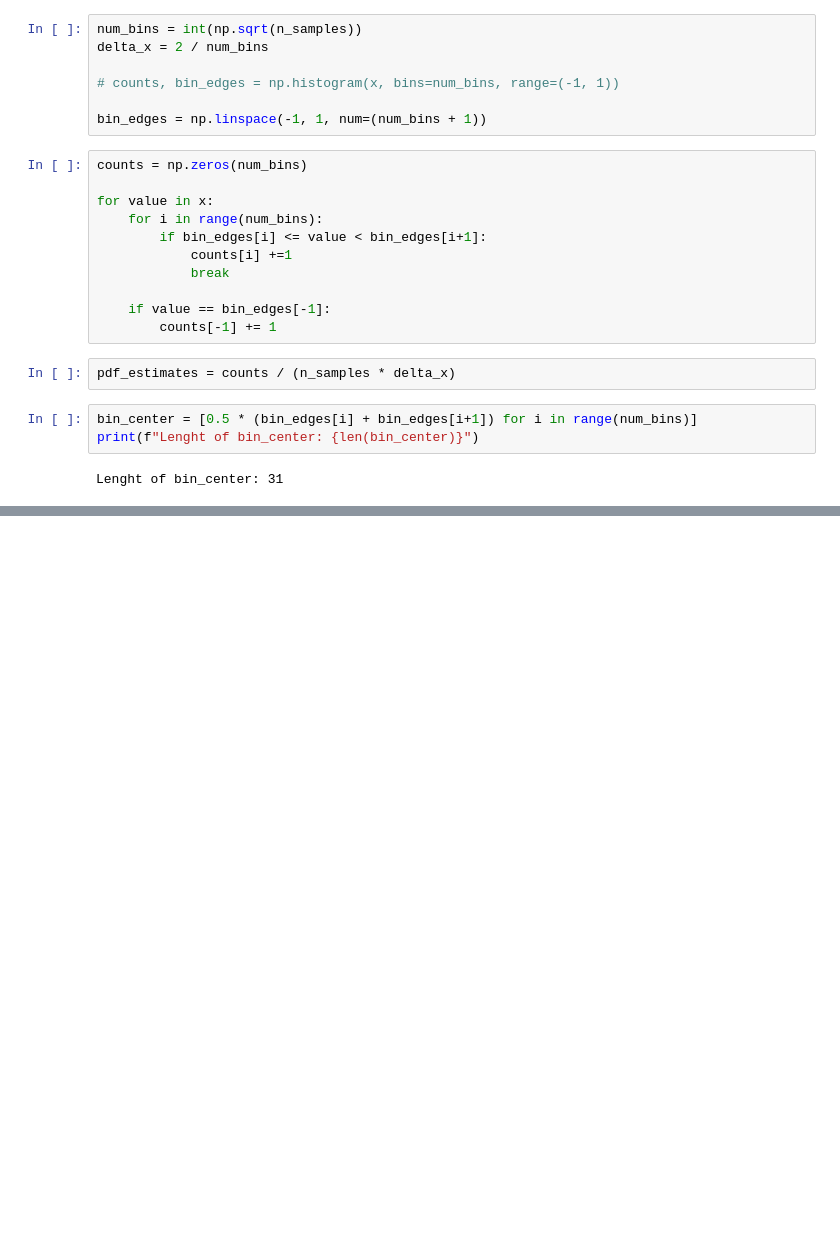
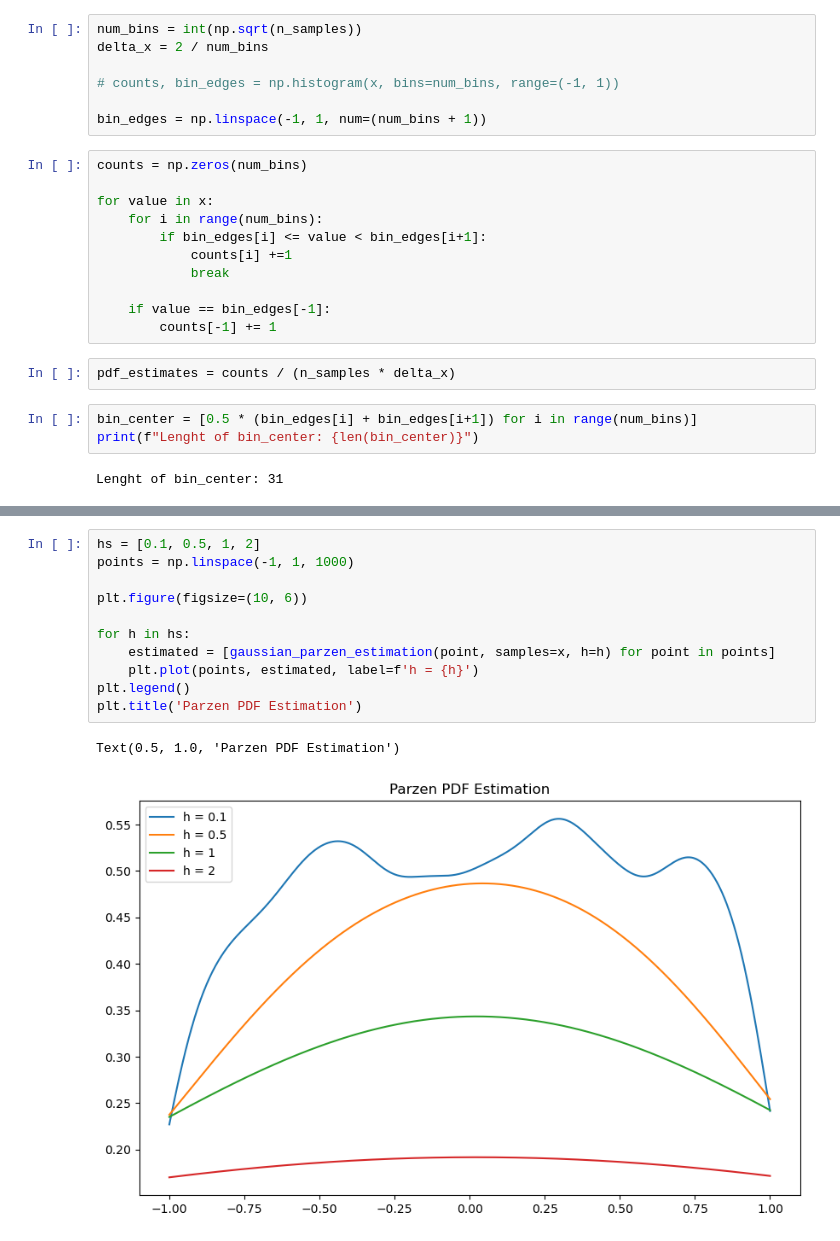
Before and after one commit to mjmousavi97/MachinLearning-TehranUni-2024, a Jupyter notebook: Projects/04 pro/src/main.ipynb, the cells around one changed output, grey strips where cells are left out. Saved outputs shown, nothing was run; the diff lists cells and outputs as text; blank space fills up the shorter version.

Commit message:
Implemented Parzen window PDF estimation using Gaussian kernel with multiple bandwidths; compared results with manual histogram estimation and added analysis summary.

```diff
--- a/Projects/04 pro/src/main.ipynb
+++ b/Projects/04 pro/src/main.ipynb
@@ -109,0 +151,14 @@ plt.show()
+# %%
+hs = [0.1, 0.5, 1, 2]
+points = np.linspace(-1, 1, 1000)
+
+plt.figure(figsize=(10, 6))
+
+for h in hs:
+    estimated = [gaussian_parzen_estimation(point, samples=x, h=h) for point in points]
+    plt.plot(points, estimated, label=f'h = {h}')
+plt.legend()
+plt.title('Parzen PDF Estimation')
+# %% [output]
+Text(0.5, 1.0, 'Parzen PDF Estimation')
+[figure, added]
```
Also changed, not shown: parts of 5 cells of this notebook.
